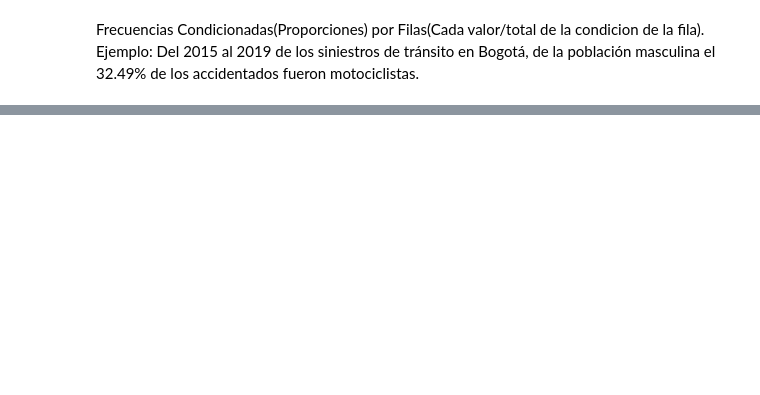
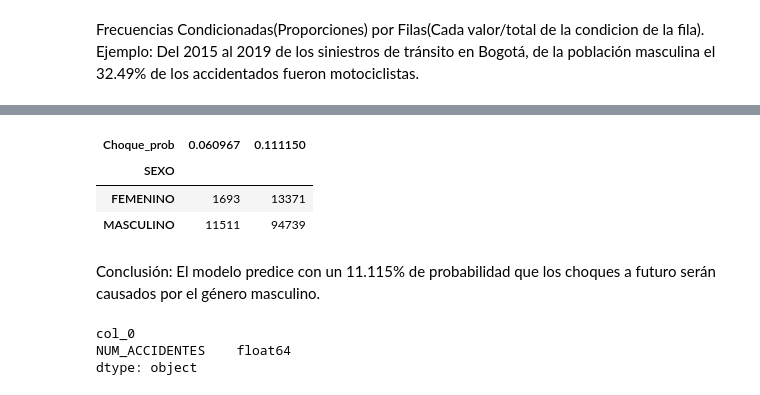
Before and after one commit to jgcotta/bigdata, a Jupyter notebook: notebook/NoteBookSiniestros.ipynb, the cells around one changed output, grey strips where cells are left out. Saved outputs shown, nothing was run; the diff lists cells and outputs as text; code cells hidden in the pictures; blank space fills up the shorter version.

```diff
--- a/notebook/NoteBookSiniestros.ipynb
+++ b/notebook/NoteBookSiniestros.ipynb
@@ -410,0 +638,18 @@ condicionada2.loc[["MASCULINO","FEMENINO"]].style.format(format_dict)
+# %%
+#Initialize label encoder
+label_encoder = preprocessing.LabelEncoder()
+# Convertir Variable Sexo a numérica- Es la variable de entrenamiento
+encoded_genero = label_encoder.fit_transform(train["SEXO"])
+
+# Inicializar modelo de regresión logística
+log_model = linear_model.LogisticRegression(solver = 'lbfgs')
+
+# Entrenar el modelo
+log_model.fit(X = pd.DataFrame(encoded_genero),
+              y = train["TIPO_ACCIDENTE"])
+
+# Intercepto del modelo entrenado
+print(log_model.intercept_)
+
+# Coeficientes del modelo Entrenado
+print(log_model.coef_)
@@ -410,0 +666,15 @@ condicionada2.loc[["MASCULINO","FEMENINO"]].style.format(format_dict)
+# %%
+# Predicciones
+preds = log_model.predict_proba(X= pd.DataFrame(encoded_genero))
+preds = pd.DataFrame(preds)
+preds.columns = ["Choque_prob", "Atropello_prob", "AutoLesion_prob", "Caida", "Incendio", "Otro", "Volcamiento"]
+
+# Generate table of predictions vs Genero
+pd.crosstab(df["SEXO"], preds.loc[:, "Choque_prob"])
+# %% [output]
+| Choque_prob | 0.060967 | 0.111150 |
+| SEXO |  |  |
+| FEMENINO | 1693 | 13371 |
+| MASCULINO | 11511 | 94739 |
+# %% [markdown]
+Conclusión: El modelo predice con un 11.115% de probabilidad que los choques a futuro serán causados por el género masculino.
@@ -410,0 +700,6 @@ condicionada2.loc[["MASCULINO","FEMENINO"]].style.format(format_dict)
+# %%
+fecha_cantidad_df.dtypes
+# %% [output]
+col_0
+NUM_ACCIDENTES    float64
+dtype: object
```
Also changed, not shown: parts of 50 cells of this notebook, 1 other file.
